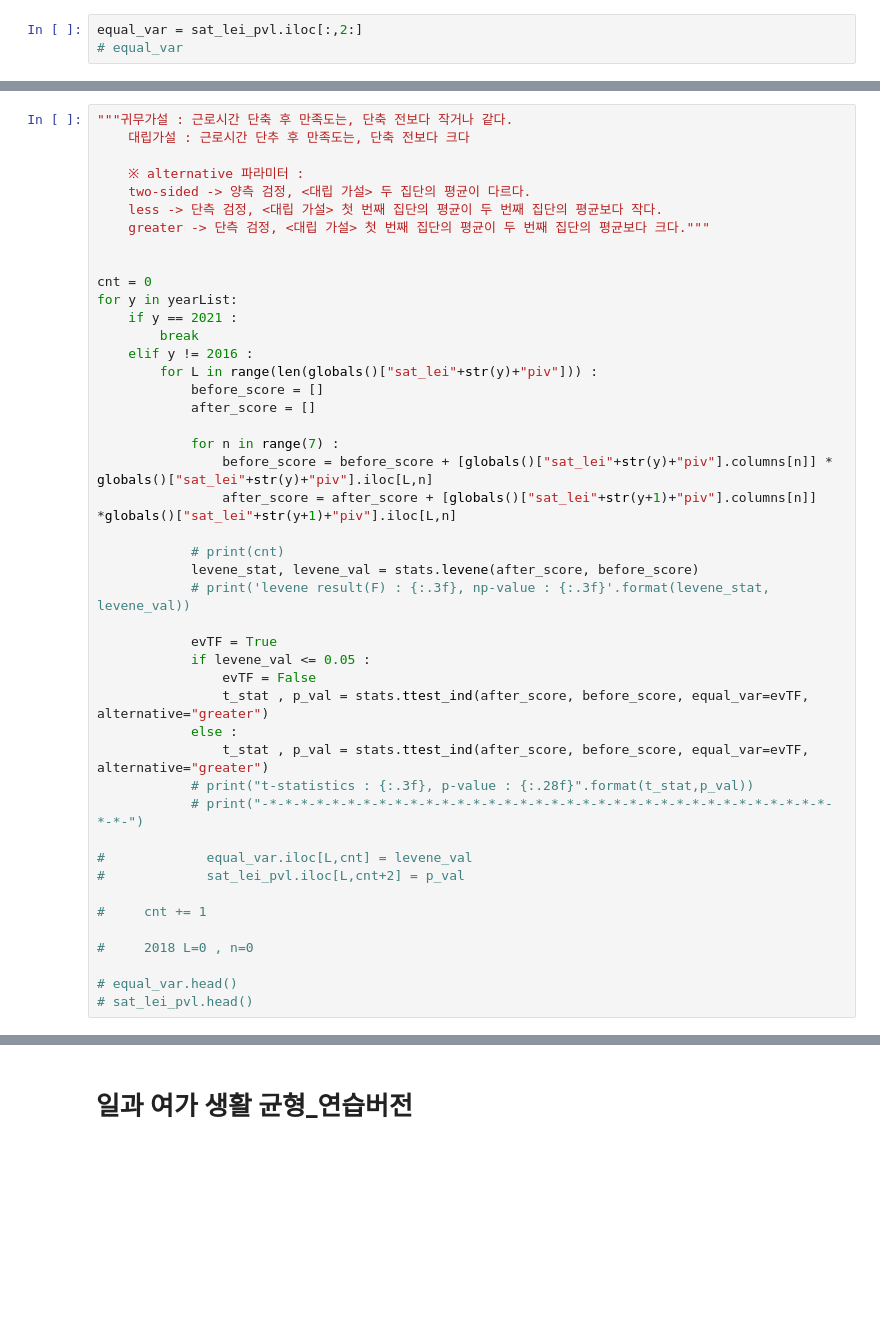
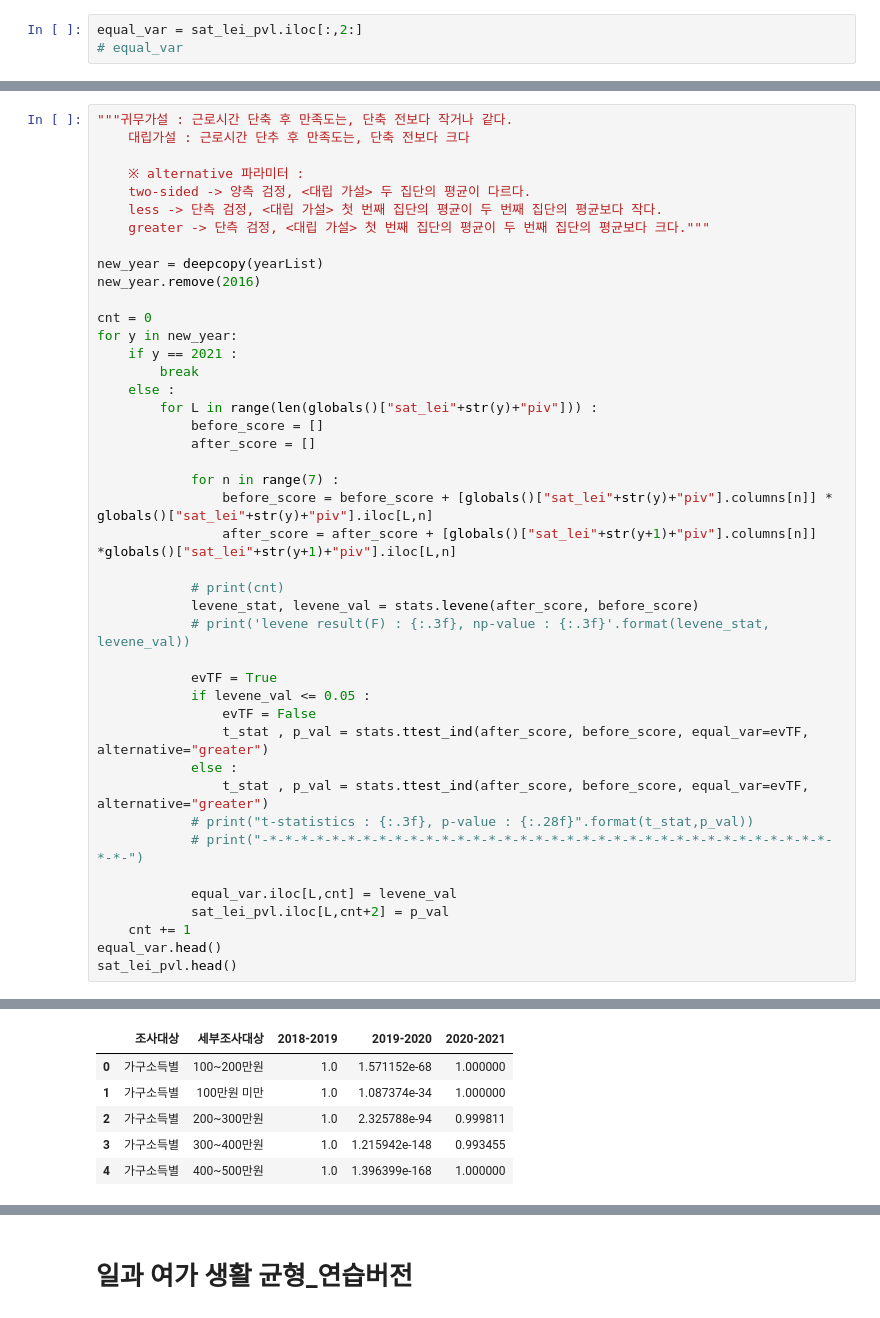
Before and after one commit to nyeokinyeoki/Toy-Projects-with-Tableau, a Jupyter notebook: Side_pro_leis.ipynb, the cells around one changed output, grey strips where cells are left out. Drawn from its saved outputs; the diff is of its cells as text; blank space fills up the shorter version.

```diff
--- a/Side_pro_leis.ipynb
+++ b/Side_pro_leis.ipynb
@@ -517,12 +453,14 @@ equal_var
     less -> 단측 검정, <대립 가설> 첫 번째 집단의 평균이 두 번째 집단의 평균보다 작다.
     greater -> 단측 검정, <대립 가설> 첫 번째 집단의 평균이 두 번째 집단의 평균보다 크다."""
 
+new_year = deepcopy(yearList)
+new_year.remove(2016)
 
 cnt = 0
-for y in yearList:
+for y in new_year:
     if y == 2021 :
         break
-    elif y != 2016 :
+    else :
         for L in range(len(globals()["sat_lei"+str(y)+"piv"])) :
             before_score = []
             after_score = []
@@ -544,13 +482,9 @@ for y in yearList:
             # print("t-statistics : {:.3f}, p-value : {:.28f}".format(t_stat,p_val))
             # print("-*-*-*-*-*-*-*-*-*-*-*-*-*-*-*-*-*-*-*-*-*-*-*-*-*-*-*-*-*-*-*-*-*-*-*-*-*-*-")
 
-#             equal_var.iloc[L,cnt] = levene_val
-#             sat_lei_pvl.iloc[L,cnt+2] = p_val
-
-#     cnt += 1
-
-#     2018 L=0 , n=0
-
-# equal_var.head()
-# sat_lei_pvl.head()
+            equal_var.iloc[L,cnt] = levene_val
+            sat_lei_pvl.iloc[L,cnt+2] = p_val
+    cnt += 1
+equal_var.head()
+sat_lei_pvl.head()
 # %% [output]
@@ -573,0 +491,6 @@ for y in yearList:
+|  | 조사대상 | 세부조사대상 | 2018-2019 | 2019-2020 | 2020-2021 |
+| 0 | 가구소득별 | 100~200만원 | 1.0 | 1.571152e-68 | 1.000000 |
+| 1 | 가구소득별 | 100만원 미만 | 1.0 | 1.087374e-34 | 1.000000 |
+| 2 | 가구소득별 | 200~300만원 | 1.0 | 2.325788e-94 | 0.999811 |
+| 3 | 가구소득별 | 300~400만원 | 1.0 | 1.215942e-148 | 0.993455 |
+| 4 | 가구소득별 | 400~500만원 | 1.0 | 1.396399e-168 | 1.000000 |
```
Also changed, not shown: parts of 7 cells of this notebook, 2 other files.
